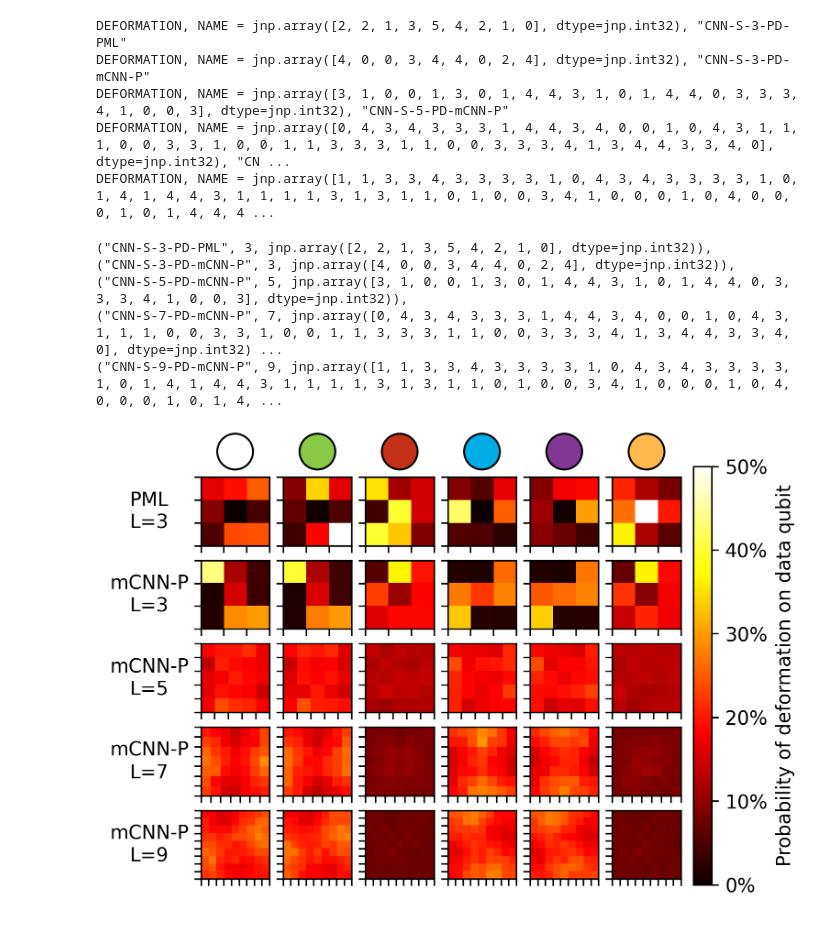
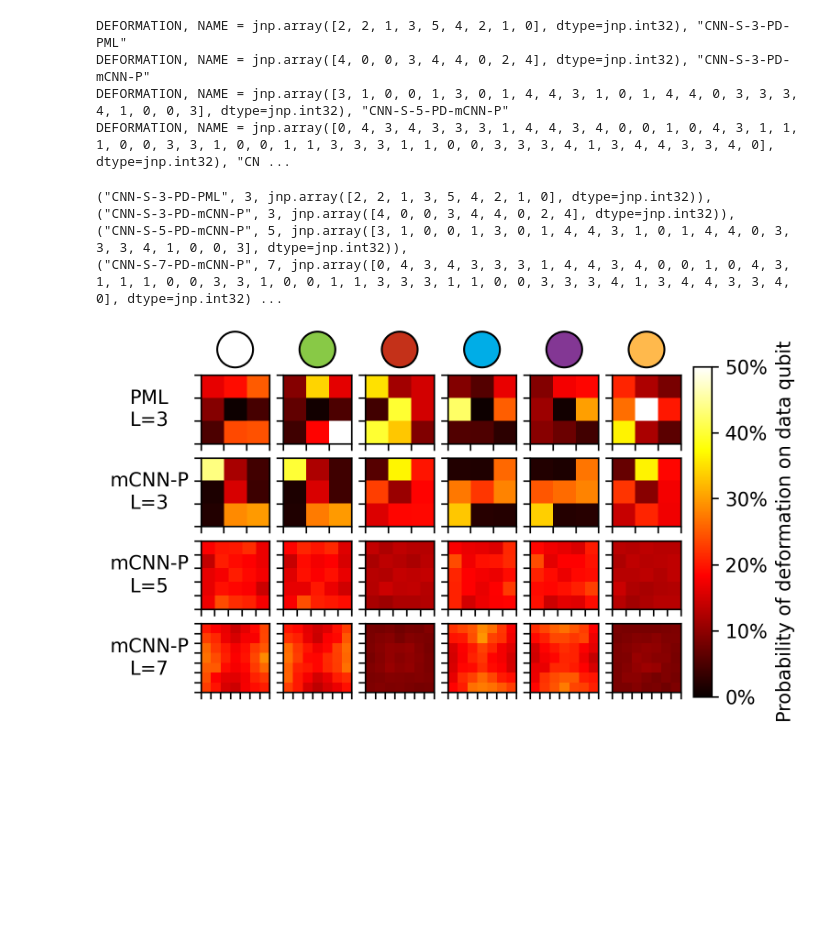
Before and after one commit to JuliusRye/QEC, a Jupyter notebook: Modules/fig_deformation_dist_visualization.ipynb, the cells around one changed output. Drawn from its saved outputs; the diff is of its cells as text; code cells hidden in the pictures; blank space fills up the shorter version.

Commit message:
Updated / optimized / created figures

```diff
--- a/Modules/fig_deformation_dist_visualization.ipynb
+++ b/Modules/fig_deformation_dist_visualization.ipynb
@@ -13,9 +13,11 @@ pml_probs = nn.softmax(load_params("data/PML-B-3.json")[1]["deformation_dist"],
 probs3 = nn.softmax(load_params("data/CNN-P-3.json")[1]["deformation_dist"], axis=0)
 probs5 = nn.softmax(load_params("data/CNN-P-5.json")[1]["deformation_dist"], axis=0)
 probs7 = nn.softmax(load_params("data/CNN-P-7.json")[1]["deformation_dist"], axis=0)
-probs9 = nn.softmax(load_params("data/CNN-P-9.json")[1]["deformation_dist"], axis=0)
-probability = [pml_probs, probs3, probs5, probs7, probs9]
-namings = ["PML\nL=3", "mCNN-P\nL=3", "mCNN-P\nL=5", "mCNN-P\nL=7", "mCNN-P\nL=9"]
+# probs9 = nn.softmax(load_params("data/CNN-P-9.json")[1]["deformation_dist"], axis=0)
+# probability = [pml_probs, probs3, probs5, probs7, probs9]
+probability = [pml_probs, probs3, probs5, probs7]
+namings = ["PML\nL=3", "mCNN-P\nL=3", "mCNN-P\nL=5", "mCNN-P\nL=7"]
+# namings = ["PML\nL=3", "mCNN-P\nL=3", "mCNN-P\nL=5", "mCNN-P\nL=7", "mCNN-P\nL=9"]
 # %%
 for name, probs in zip(namings, probability):
     deformation = probs.argmax(axis=0).flatten()
@@ -26,7 +28,6 @@ DEFORMATION, NAME = jnp.array([2, 2, 1, 3, 5, 4, 2, 1, 0], dtype=jnp.int32), "CN
 DEFORMATION, NAME = jnp.array([4, 0, 0, 3, 4, 4, 0, 2, 4], dtype=jnp.int32), "CNN-S-3-PD-mCNN-P"
 DEFORMATION, NAME = jnp.array([3, 1, 0, 0, 1, 3, 0, 1, 4, 4, 3, 1, 0, 1, 4, 4, 0, 3, 3, 3, 4, 1, 0, 0, 3], dtype=jnp.int32), "CNN-S-5-PD-mCNN-P"
 DEFORMATION, NAME = jnp.array([0, 4, 3, 4, 3, 3, 3, 1, 4, 4, 3, 4, 0, 0, 1, 0, 4, 3, 1, 1, 1, 0, 0, 3, 3, 1, 0, 0, 1, 1, 3, 3, 3, 1, 1, 0, 0, 3, 3, 3, 4, 1, 3, 4, 4, 3, 3, 4, 0], dtype=jnp.int32), "CN ...
-DEFORMATION, NAME = jnp.array([1, 1, 3, 3, 4, 3, 3, 3, 3, 1, 0, 4, 3, 4, 3, 3, 3, 3, 1, 0, 1, 4, 1, 4, 4, 3, 1, 1, 1, 1, 3, 1, 3, 1, 1, 0, 1, 0, 0, 3, 4, 1, 0, 0, 0, 1, 0, 4, 0, 0, 0, 1, 0, 1, 4, 4, 4 ...
 # %%
 for name, probs in zip(namings, probability):
     deformation = probs.argmax(axis=0).flatten()
@@ -37,7 +38,6 @@ for name, probs in zip(namings, probability):
 ("CNN-S-3-PD-mCNN-P", 3, jnp.array([4, 0, 0, 3, 4, 4, 0, 2, 4], dtype=jnp.int32)),
 ("CNN-S-5-PD-mCNN-P", 5, jnp.array([3, 1, 0, 0, 1, 3, 0, 1, 4, 4, 3, 1, 0, 1, 4, 4, 0, 3, 3, 3, 4, 1, 0, 0, 3], dtype=jnp.int32)),
 ("CNN-S-7-PD-mCNN-P", 7, jnp.array([0, 4, 3, 4, 3, 3, 3, 1, 4, 4, 3, 4, 0, 0, 1, 0, 4, 3, 1, 1, 1, 0, 0, 3, 3, 1, 0, 0, 1, 1, 3, 3, 3, 1, 1, 0, 0, 3, 3, 3, 4, 1, 3, 4, 4, 3, 3, 4, 0], dtype=jnp.int32) ...
-("CNN-S-9-PD-mCNN-P", 9, jnp.array([1, 1, 3, 3, 4, 3, 3, 3, 3, 1, 0, 4, 3, 4, 3, 3, 3, 3, 1, 0, 1, 4, 1, 4, 4, 3, 1, 1, 1, 1, 3, 1, 3, 1, 1, 0, 1, 0, 0, 3, 4, 1, 0, 0, 0, 1, 0, 4, 0, 0, 0, 1, 0, 1, 4, ...
 # %%
 colors = [
     "#FFFFFF",  # I
@@ -48,7 +48,7 @@ colors = [
     "#FFB94C",  # X -> Y -> Z -> X
 ]
 # %%
-figure, axs = plt.subplots(len(probability), 6, figsize=(4.5, 3.8), dpi=300)
+figure, axs = plt.subplots(len(probability), 6, figsize=(4.5, 3), dpi=300)
 # figure.suptitle("Data qubit deformations", fontsize=16)
 for i in range(len(probability)):
     for j in range(6):
@@ -65,34 +65,34 @@ for i in range(len(probability)):
         axs[i, j].set_yticklabels([])
         # axs[i, j].grid(visible=True, lw=.5)
         if i == 0:
             axs[i, j].set_title(
                 " ",
                 color=colors[j],
                 fontweight="bold",
                 bbox=dict(boxstyle="circle", edgecolor="black", facecolor=colors[j]),
                 pad=10  # Adjust the padding to lift the title up slightly
             )
         if j == 0:
             axs[i, j].set_ylabel(
                 namings[i],
                 rotation=0,
                 labelpad=20,
                 va='center',
                 ha='center'
             )
 cax = figure.add_axes([0.92, 0.1, 0.03, 0.8])
 cbar = plt.colorbar(im, cax=cax)
 cbar.set_label("Probability of deformation on data qubit")
 # cbar.ax.set_yticks(jnp.arange(0, 2/6, .03))
 cbar.ax.set_yticklabels(["{:.0%}".format(i) for i in cbar.get_ticks()])
 
 plt.savefig("figs/CNN-P-deformation_dist.eps", bbox_inches='tight', dpi=300)
 plt.savefig("figs/CNN-P-deformation_dist.pdf", bbox_inches='tight', dpi=300)
 plt.savefig("figs/CNN-P-deformation_dist.png", bbox_inches='tight', dpi=300)
 
 plt.show()
 # %% [output]
-[figure, old version]
+[figure, new version]
 # %%
 from core.quantum_error_correction_code import SurfaceCode
 
```
Also changed, not shown: parts of 1 cell of this notebook, 11 other files.
